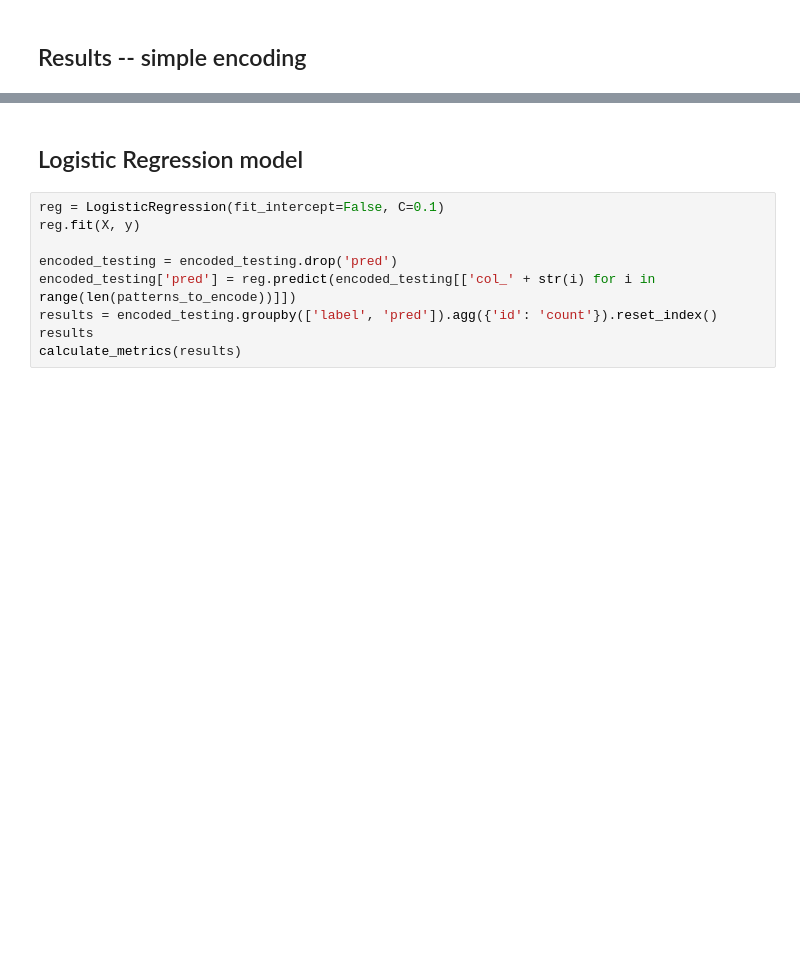
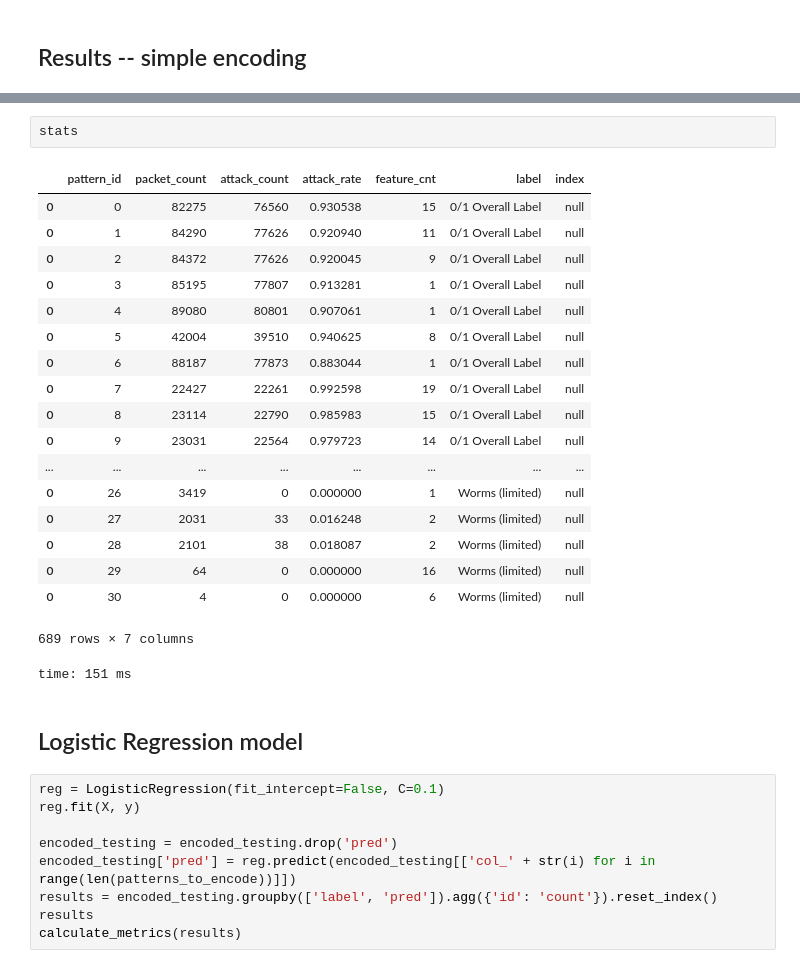
Before and after one commit to drabastomek/GTC, a Jupyter notebook: DC_2019/codes/GTC_DC_2019_Cyber.ipynb, the cells around one changed output, grey strips where cells are left out. Saved outputs shown, nothing was run; the diff lists cells and outputs as text; blank space fills up the shorter version.

```diff
--- a/DC_2019/codes/GTC_DC_2019_Cyber.ipynb
+++ b/DC_2019/codes/GTC_DC_2019_Cyber.ipynb
@@ -795,3 +661,25 @@ time: 545 ms
+# %%
+stats
+# %% [output]
+|  | pattern_id | packet_count | attack_count | attack_rate | feature_cnt | label | index |
+| 0 | 0 | 82275 | 76560 | 0.930538 | 15 | 0/1 Overall Label | null |
+| 0 | 1 | 84290 | 77626 | 0.920940 | 11 | 0/1 Overall Label | null |
+| 0 | 2 | 84372 | 77626 | 0.920045 | 9 | 0/1 Overall Label | null |
+| 0 | 3 | 85195 | 77807 | 0.913281 | 1 | 0/1 Overall Label | null |
+| 0 | 4 | 89080 | 80801 | 0.907061 | 1 | 0/1 Overall Label | null |
+| 0 | 5 | 42004 | 39510 | 0.940625 | 8 | 0/1 Overall Label | null |
+| 0 | 6 | 88187 | 77873 | 0.883044 | 1 | 0/1 Overall Label | null |
+| 0 | 7 | 22427 | 22261 | 0.992598 | 19 | 0/1 Overall Label | null |
+| 0 | 8 | 23114 | 22790 | 0.985983 | 15 | 0/1 Overall Label | null |
+| 0 | 9 | 23031 | 22564 | 0.979723 | 14 | 0/1 Overall Label | null |
+| ... | ... | ... | ... | ... | ... | ... | ... |
+| 0 | 26 | 3419 | 0 | 0.000000 | 1 | Worms (limited) | null |
+| 0 | 27 | 2031 | 33 | 0.016248 | 2 | Worms (limited) | null |
+| 0 | 28 | 2101 | 38 | 0.018087 | 2 | Worms (limited) | null |
+| 0 | 29 | 64 | 0 | 0.000000 | 16 | Worms (limited) | null |
+| 0 | 30 | 4 | 0 | 0.000000 | 6 | Worms (limited) | null |
+689 rows × 7 columns
+time: 151 ms
 # %% [markdown]
 ## Logistic Regression model
 # %%
```
Also changed, not shown: parts of 30 cells of this notebook.
